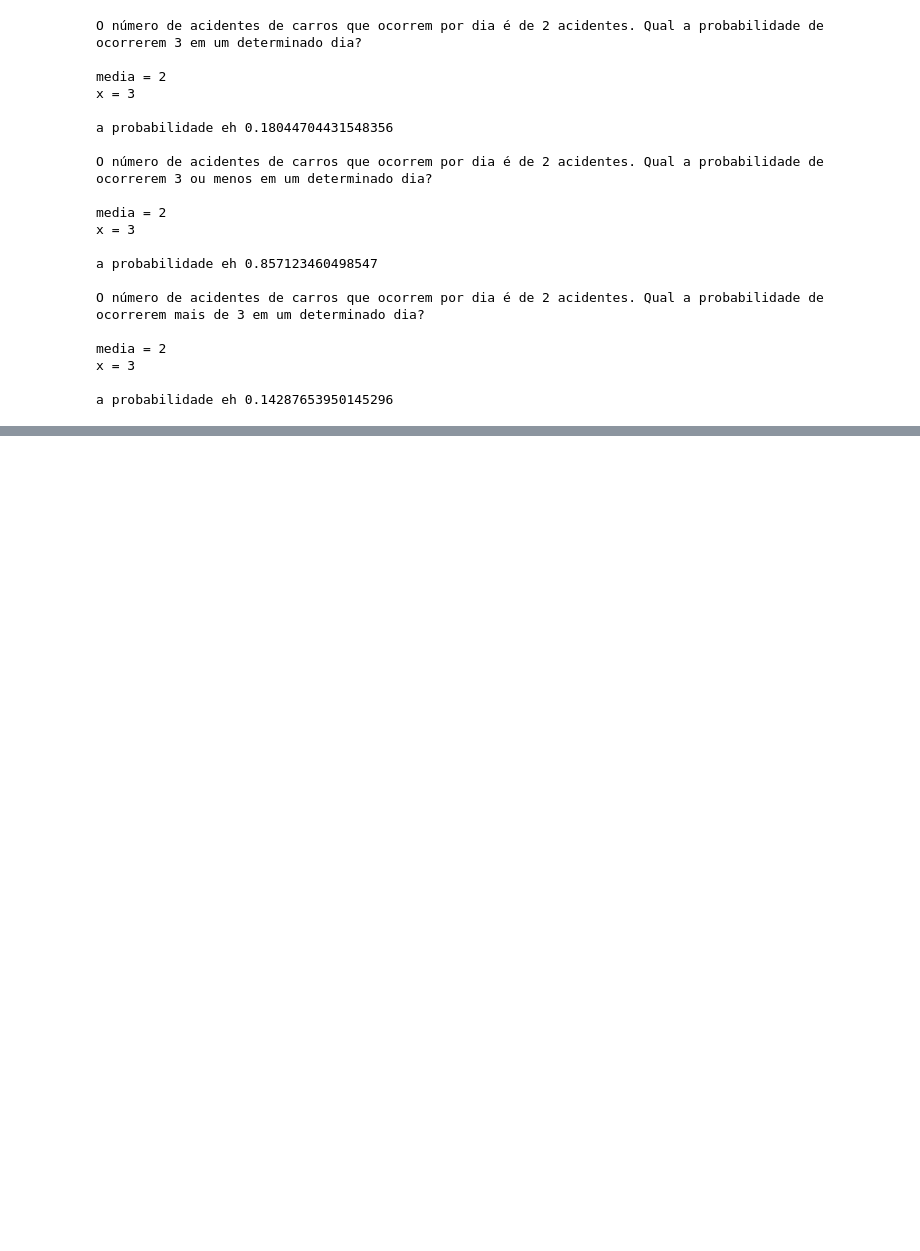
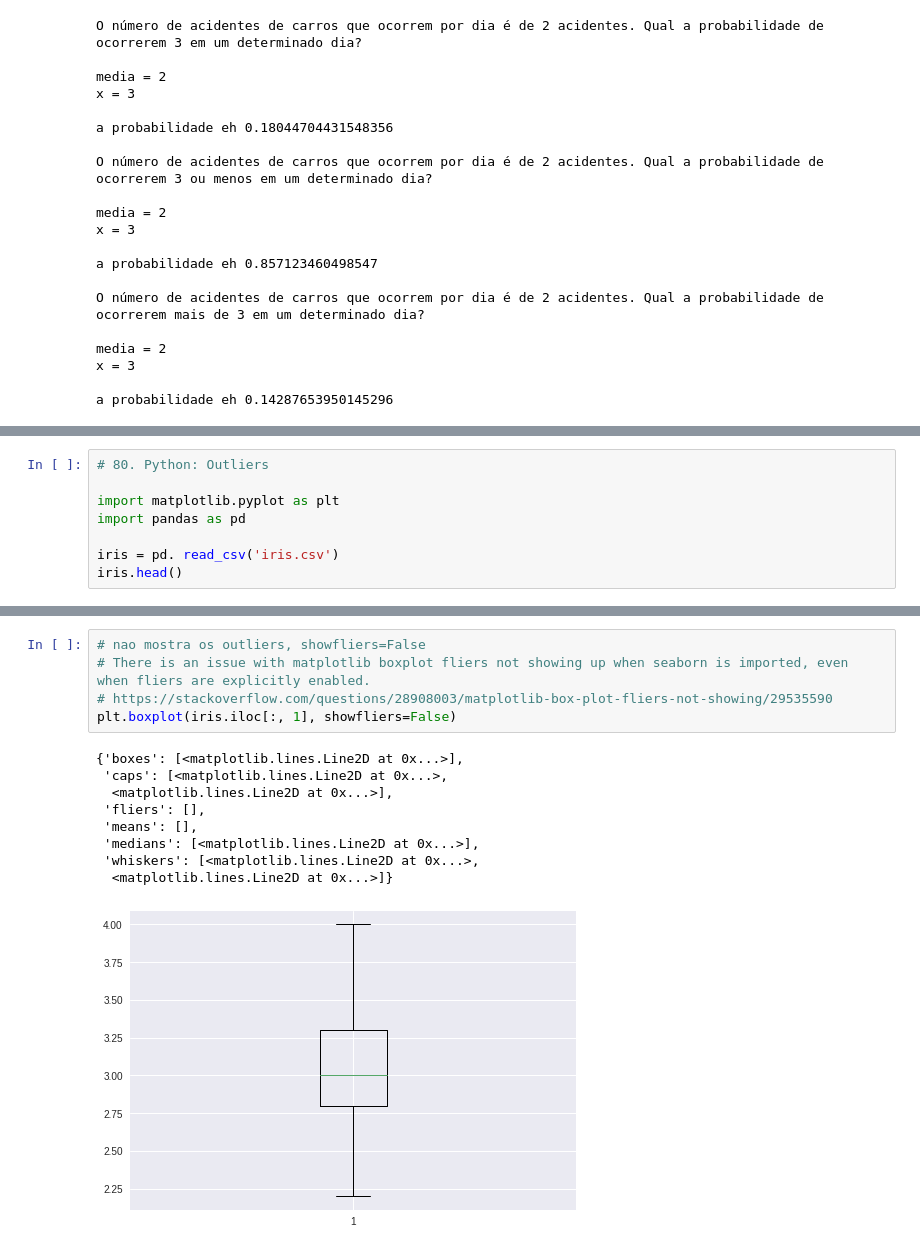
Before and after one commit to ronivaldo/udemy-curso-cientista_dados, a Jupyter notebook: 03_Estatistica_III.ipynb, the cells around one changed output, grey strips where cells are left out. Cells and saved outputs as stored; diff of their text form; blank space fills up the shorter version.

```diff
--- a/03_Estatistica_III.ipynb
+++ b/03_Estatistica_III.ipynb
@@ -208,0 +477,8 @@ a probabilidade eh 0.14287653950145296
+# %%
+# 80. Python: Outliers
+
+import matplotlib.pyplot as plt
+import pandas as pd
+
+iris = pd. read_csv('iris.csv')
+iris.head()
@@ -208,0 +492,15 @@ a probabilidade eh 0.14287653950145296
+# %%
+# nao mostra os outliers, showfliers=False
+# There is an issue with matplotlib boxplot fliers not showing up when seaborn is imported, even when fliers are explicitly enabled.
+# https://stackoverflow.com/questions/28908003/matplotlib-box-plot-fliers-not-showing/29535590
+plt.boxplot(iris.iloc[:, 1], showfliers=False)
+# %% [output]
+{'boxes': [<matplotlib.lines.Line2D at 0x...>],
+ 'caps': [<matplotlib.lines.Line2D at 0x...>,
+  <matplotlib.lines.Line2D at 0x...>],
+ 'fliers': [],
+ 'means': [],
+ 'medians': [<matplotlib.lines.Line2D at 0x...>],
+ 'whiskers': [<matplotlib.lines.Line2D at 0x...>,
+  <matplotlib.lines.Line2D at 0x...>]}
+[figure, added]
```
Also changed, not shown: parts of 21 cells of this notebook.
